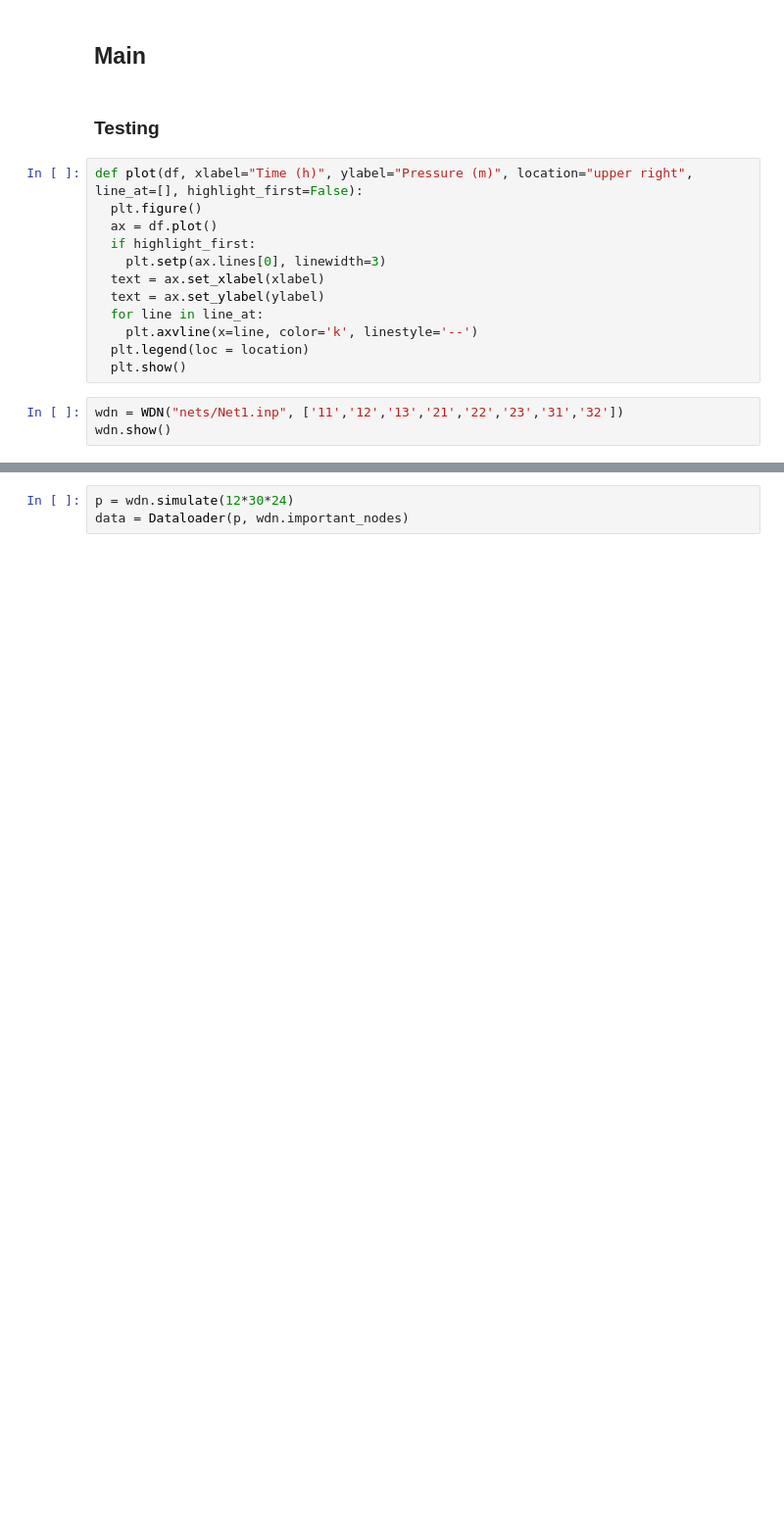
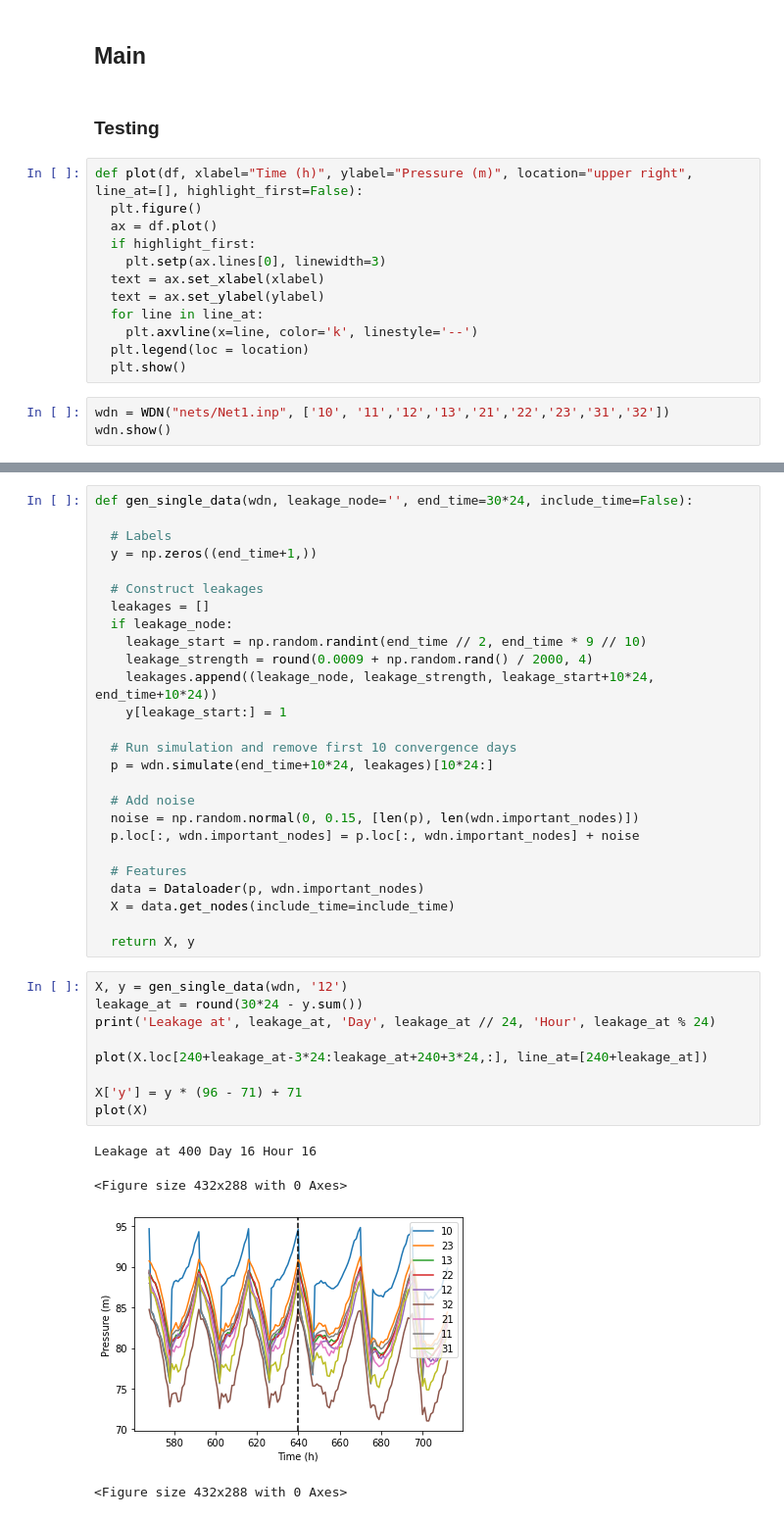
Before and after one commit to JulianBvW/BA-WDN-Leakage-Detection, a Jupyter notebook: LeakageDetection.ipynb, the cells around one changed output, grey strips where cells are left out. Shown at 98% size. Saved outputs shown, nothing was run; the diff lists cells and outputs as text; blank space fills up the shorter version.

Commit message:
Finished single data generation function

```diff
--- a/LeakageDetection.ipynb
+++ b/LeakageDetection.ipynb
@@ -68,7 +68,7 @@ def plot(df, xlabel="Time (h)", ylabel="Pressure (m)", location="upper right", l
   plt.legend(loc = location)
   plt.show()
 # %%
-wdn = WDN("nets/Net1.inp", ['11','12','13','21','22','23','31','32'])
+wdn = WDN("nets/Net1.inp", ['10', '11','12','13','21','22','23','31','32'])
 wdn.show()
 # %% [output]
 Nodes: ['10', '11', '12', '13', '2', '21', '22', '23', '31', '32', '9']
@@ -76,5 +76,42 @@ Nodes: ['10', '11', '12', '13', '2', '21', '22', '23', '31', '32', '9']
 Edges: [('10', '11'), ('11', '12'), ('11', '21'), ('12', '13'), ('12', '22'), ('13', '23'), ('21', '22'), ('21', '31'), ('22', '23'), ('22', '32'), ('31', '32'), ('9', '10'), ('2', '12')]
 [figure]
-# %%
-p = wdn.simulate(12*30*24)
-data = Dataloader(p, wdn.important_nodes)
+# %%
+def gen_single_data(wdn, leakage_node='', end_time=30*24, include_time=False):
+
+  # Labels
+  y = np.zeros((end_time+1,))
+
+  # Construct leakages
+  leakages = []
+  if leakage_node:
+    leakage_start = np.random.randint(end_time // 2, end_time * 9 // 10)
+    leakage_strength = round(0.0009 + np.random.rand() / 2000, 4)
+    leakages.append((leakage_node, leakage_strength, leakage_start+10*24, end_time+10*24))
+    y[leakage_start:] = 1
+
+  # Run simulation and remove first 10 convergence days
+  p = wdn.simulate(end_time+10*24, leakages)[10*24:]
+
+  # Add noise
+  noise = np.random.normal(0, 0.15, [len(p), len(wdn.important_nodes)])
+  p.loc[:, wdn.important_nodes] = p.loc[:, wdn.important_nodes] + noise
+
+  # Features
+  data = Dataloader(p, wdn.important_nodes)
+  X = data.get_nodes(include_time=include_time)
+
+  return X, y
+# %%
+X, y = gen_single_data(wdn, '12')
+leakage_at = round(30*24 - y.sum())
+print('Leakage at', leakage_at, 'Day', leakage_at // 24, 'Hour', leakage_at % 24)
+
+plot(X.loc[240+leakage_at-3*24:leakage_at+240+3*24,:], line_at=[240+leakage_at])
+
+X['y'] = y * (96 - 71) + 71
+plot(X)
+# %% [output]
+Leakage at 400 Day 16 Hour 16
+<Figure size 432x288 with 0 Axes>
+[figure, added]
+<Figure size 432x288 with 0 Axes>
```
Also changed, not shown: parts of 2 cells of this notebook.
